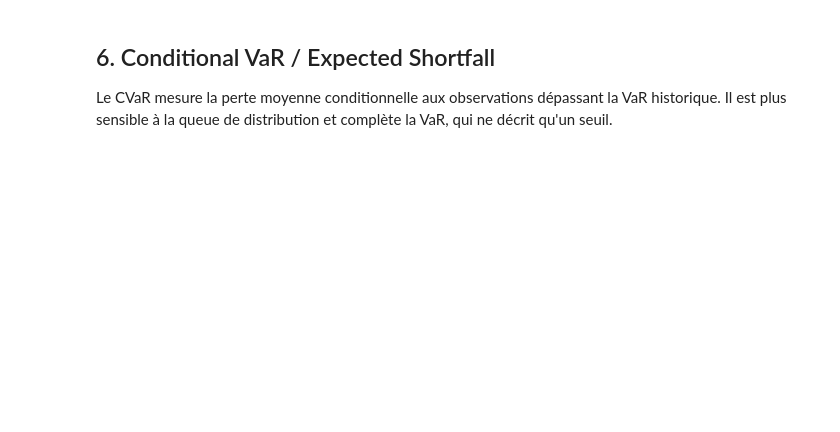
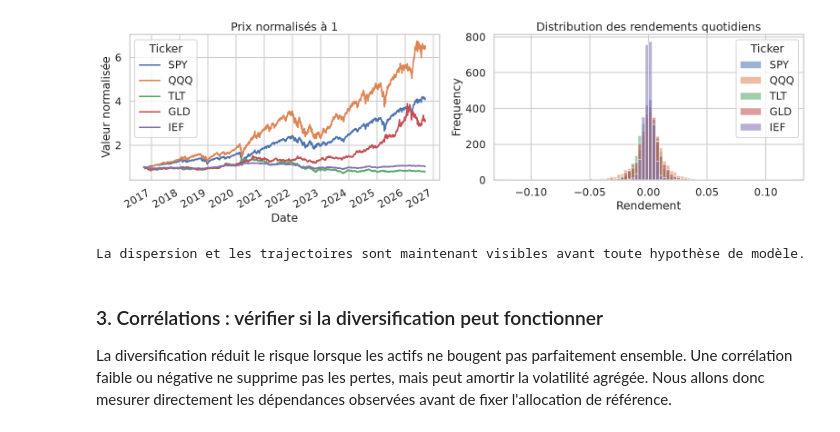
Before and after one commit to abdellahelkhamlichi/portfolio-risk-optimization-, a Jupyter notebook: notebook/portfolio_risk_project.ipynb, the cells around one changed output. Saved outputs shown, nothing was run; the diff lists cells and outputs as text; code cells hidden in the pictures; blank space fills up the shorter version.

Commit message:
Document portfolio risk analysis step by step

```diff
--- a/notebook/portfolio_risk_project.ipynb
+++ b/notebook/portfolio_risk_project.ipynb
@@ -70,22 +102,18 @@ La VaR est exprimée comme une perte quotidienne positive. La méthode historiqu
 # %%
-weights_equal = np.repeat(1 / len(TICKERS), len(TICKERS))
-portfolio_returns = returns.to_numpy() @ weights_equal
-portfolio_losses = -portfolio_returns
-mean_daily = portfolio_returns.mean()
-std_daily = portfolio_returns.std(ddof=1)
-historical_var = {level: float(np.quantile(portfolio_losses, level)) for level in CONFIDENCE_LEVELS}
-parametric_var = {level: float(-(mean_daily + std_daily * norm.ppf(1 - level))) for level in CONFIDENCE_LEVELS}
-covariance = returns.cov().to_numpy()
-mc_returns = np.random.multivariate_normal(returns.mean().to_numpy(), covariance, size=MC_SCENARIOS) @ weights_equal
-mc_losses = -mc_returns
-monte_carlo_var = {level: float(np.quantile(mc_losses, level)) for level in CONFIDENCE_LEVELS}
-var_table = pd.DataFrame({'Historique': historical_var, 'Paramétrique': parametric_var, 'Monte Carlo': monte_carlo_var}).T
-display(var_table.style.format('{:.2%}'))
-assert all(value > 0 for value in historical_var.values()), 'La convention de perte attend une VaR positive.'
-fig, ax = plt.subplots(figsize=(12, 5)); ax.hist(portfolio_losses, bins=100, alpha=0.7, density=True);
-for level, color in zip(CONFIDENCE_LEVELS, ['#d95f02', '#7570b3']): ax.axvline(historical_var[level], color=color, label=f'Historique {level:.0%}')
-ax.set_title('Distribution des pertes du portefeuille équipondéré'); ax.set_xlabel('Perte quotidienne'); ax.legend(); plt.tight_layout(); plt.savefig(FIGURES_DIR / 'var_distribution.png', dpi=160); plt.show()
+fig, axes = plt.subplots(1, 2, figsize=(16, 5))
+(prices / prices.iloc[0]).plot(ax=axes[0], title='Prix normalisés à 1')
+returns.plot(kind='hist', bins=80, alpha=0.55, ax=axes[1], title='Distribution des rendements quotidiens')
+axes[0].set_ylabel('Valeur normalisée')
+axes[1].set_xlabel('Rendement')
+plt.tight_layout()
+plt.savefig(FIGURES_DIR / 'eda_prices_returns.png', dpi=160)
+plt.show()
+print('La dispersion et les trajectoires sont maintenant visibles avant toute hypothèse de modèle.')
+# %% [output]
+[figure, added]
+La dispersion et les trajectoires sont maintenant visibles avant toute hypothèse de modèle.
 # %% [markdown]
-## 6. Conditional VaR / Expected Shortfall
-Le CVaR mesure la perte moyenne conditionnelle aux observations dépassant la VaR historique. Il est plus sensible à la queue de distribution et complète la VaR, qui ne décrit qu'un seuil.
+### 3. Corrélations : vérifier si la diversification peut fonctionner
+
+La diversification réduit le risque lorsque les actifs ne bougent pas parfaitement ensemble. Une corrélation faible ou négative ne supprime pas les pertes, mais peut amortir la volatilité agrégée. Nous allons donc mesurer directement les dépendances observées avant de fixer l'allocation de référence.
 # %%
```
Also changed, not shown: parts of 50 cells of this notebook, 4 other files.
